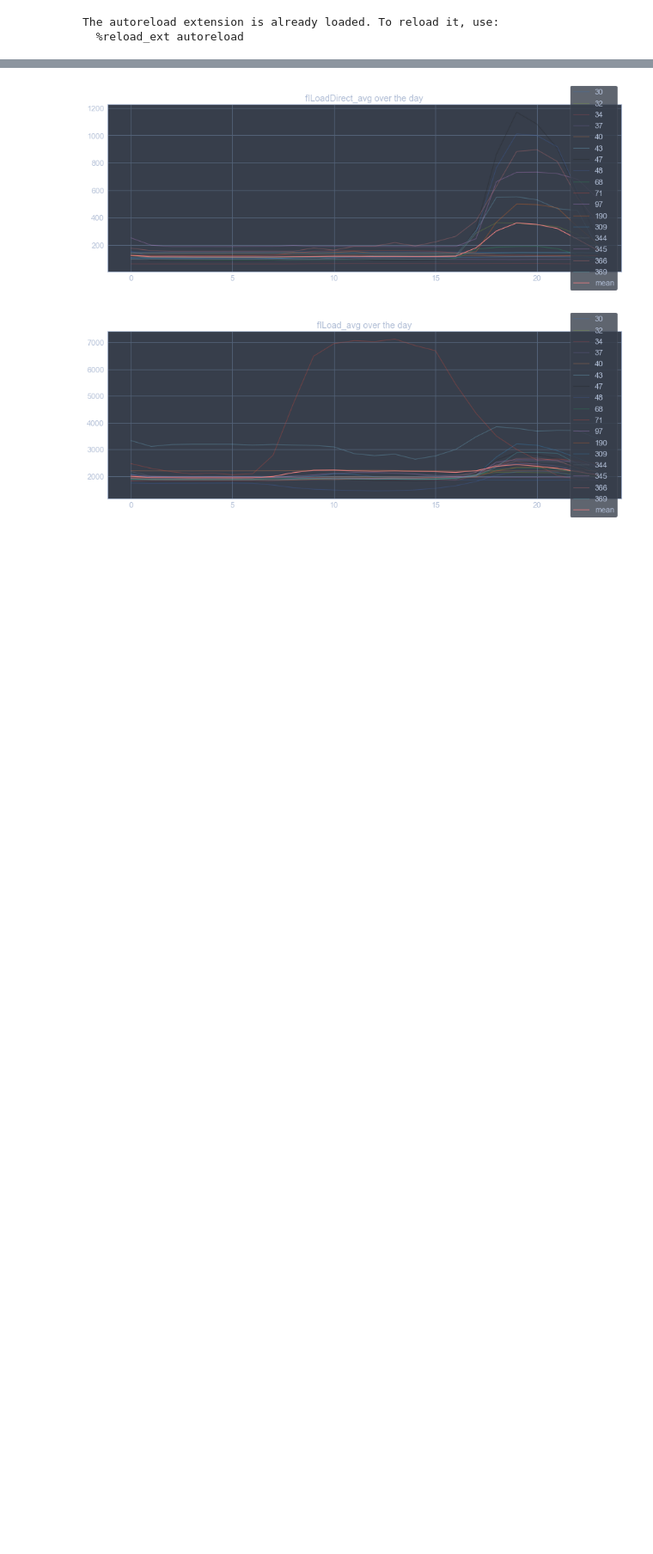
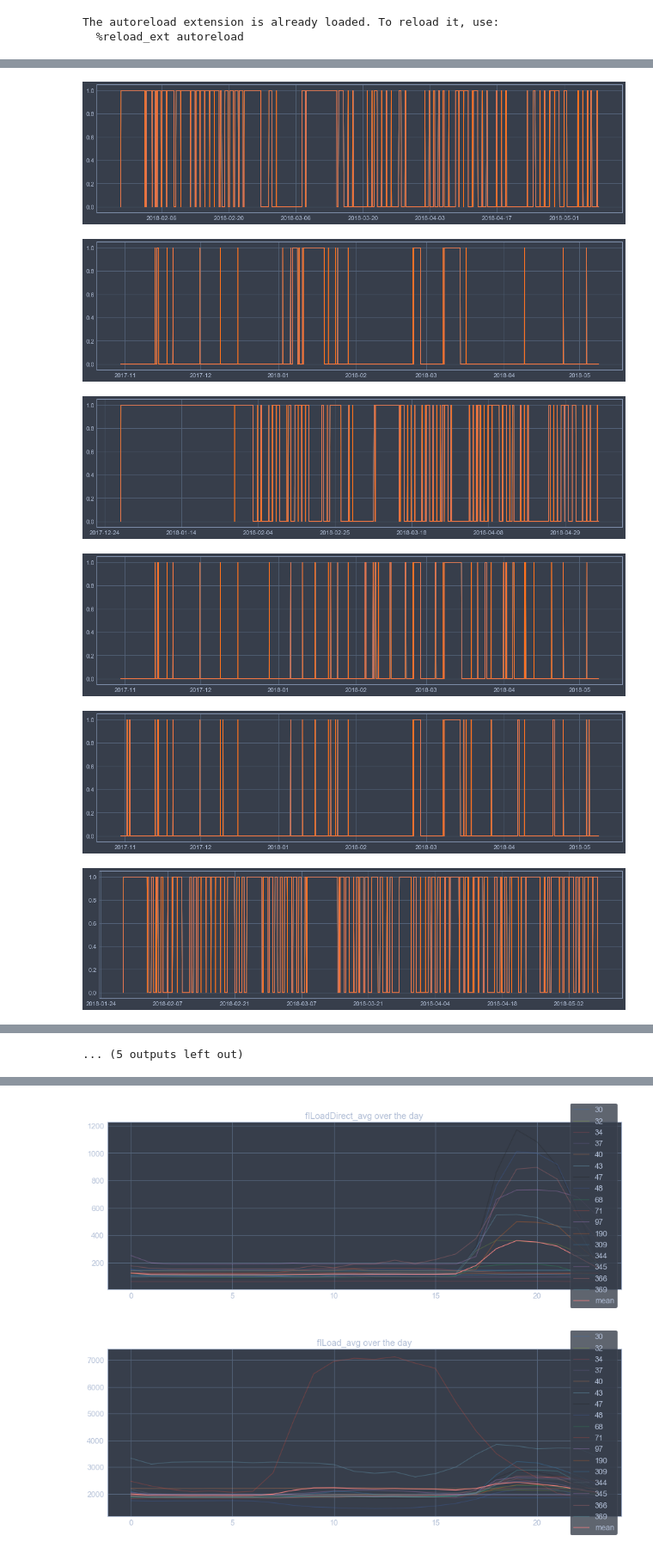
Before and after one commit to javiermas/smart-energy, a Jupyter notebook: notebooks/jma_00_dirty_stuff.ipynb, the cells around one changed output, grey strips where cells are left out. Shown at 86% size. Cells and saved outputs as stored; diff of their text form; code cells hidden in the pictures; blank space fills up the shorter version.

Commit message:
:notebook: Update dirty notebook exploring data problems

```diff
--- a/notebooks/jma_00_dirty_stuff.ipynb
+++ b/notebooks/jma_00_dirty_stuff.ipynb
@@ -68,0 +137,15 @@ hourly_measurements.insert_many(data_hourly.reset_index().to_dict('records'))
+# %%
+dates_list = list()
+for _id in stations:
+    min_date, max_date = min(hourly_data.loc[_id].reset_index()['datetime']), max(hourly_data.loc[_id].reset_index()['datetime'])
+    _dates = pd.date_range(min_date, max_date, freq='H')
+    dates = pd.DataFrame({
+        'datetime': _dates,
+        'solbox_id': [_id] * len(_dates),
+    })
+    dates_list.append(dates)
+
+dates = pd.concat(dates_list).set_index(['solbox_id', 'datetime'])
+print(dates.head())
+print(dates.shape)
+hourly_data = hourly_data.join(dates, how='outer')
@@ -68,0 +188,2 @@ hourly_measurements.insert_many(data_hourly.reset_index().to_dict('records'))
+# %%
+rolling_data.set_index(['solbox_id', 'datetime']).head()
@@ -68,0 +205,12 @@ hourly_measurements.insert_many(data_hourly.reset_index().to_dict('records'))
+# %%
+features_to_fill = ['fIExcess_avg', 'fILoadDirect_avg', 'fILoad_avg', 'fIPV_avg',
+                    'fIToBat_avg', 'fIToGrid_avg', 'fTemperature_avg']
+# %%
+for var in features_to_fill:
+    _var = hourly_data[var]
+    hourly_data = hourly_data[var].reset_index().drop(['datetime', 'year', 'hour', 'month', 'day'], axis=1).copy()
+    rolling_data = full_data\
+        .groupby('solbox_id').rolling(24, min_periods=1).mean()\
+        .drop('solbox_id', axis=1).reset_index()
+    rolling_data['datetime'] = hourly_data.reset_index()['datetime']
+    full_data[full_data.isnull()] = rolling_data.set_index(['solbox_id', 'datetime'])[full_data.isnull()]
@@ -68,0 +326,12 @@ hourly_measurements.insert_many(data_hourly.reset_index().to_dict('records'))
+# %%
+for station in stations:
+    plt.figure(figsize=(20, 5))
+    plt.plot(hourly_data.isnull().loc[station])
+    plt.show()
+# %% [output]
+[figure, added]
+[figure, added]
+[figure, added]
+[figure, added]
+[figure, added]
+[figure, added]
@@ -68,0 +344 @@ hourly_measurements.insert_many(data_hourly.reset_index().to_dict('records'))
+... (5 outputs left out)
```
Also changed, not shown: parts of 40 cells of this notebook.
